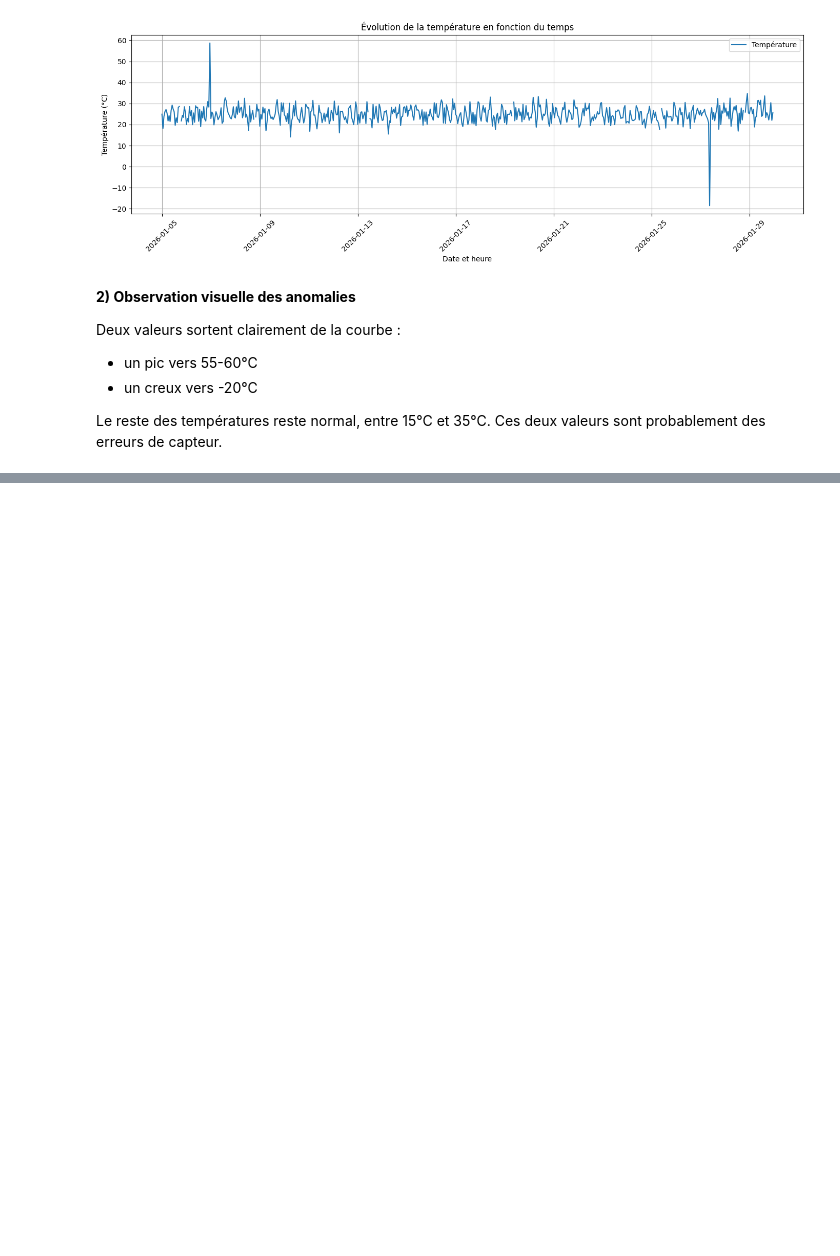
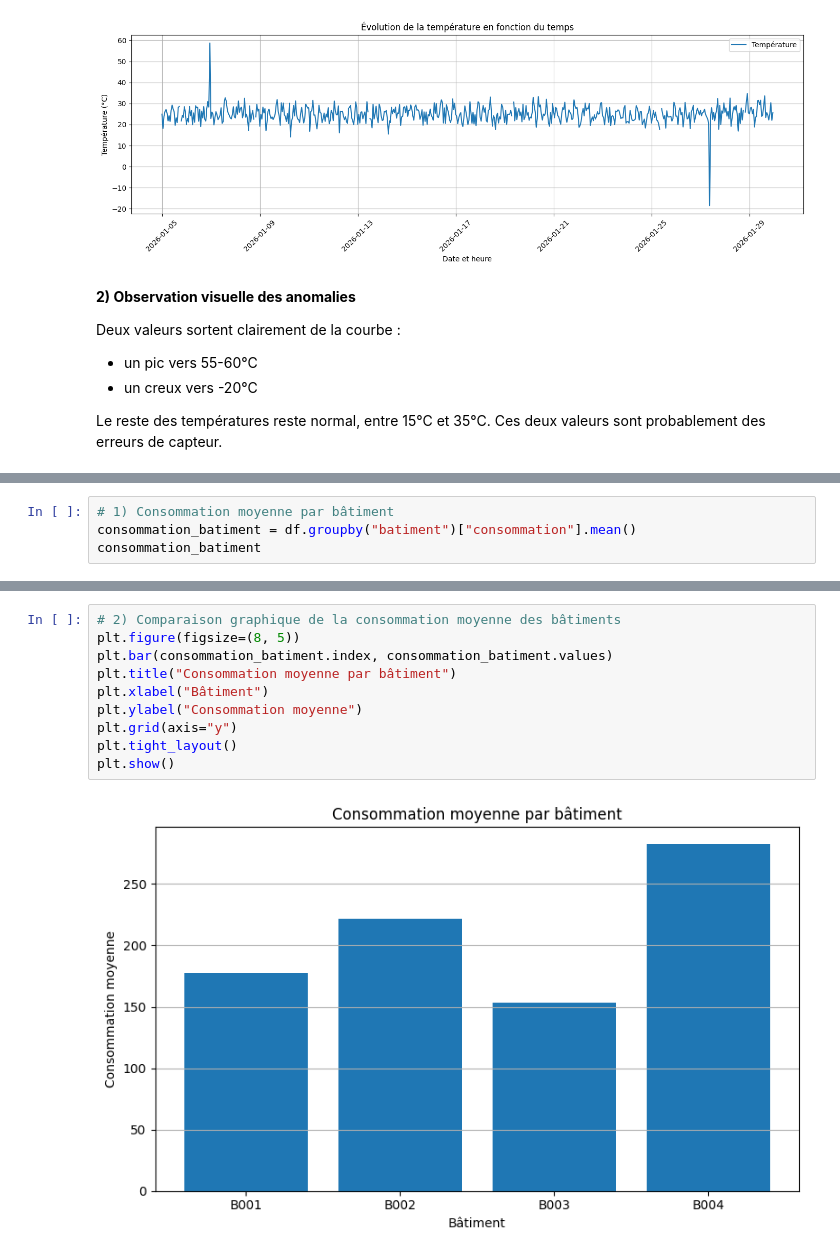
Before and after one commit to fatoufall737/atelier-matplotlib-iot, a Jupyter notebook: atelier_matplotlib_iot.ipynb, the cells around one changed output, grey strips where cells are left out. Saved outputs shown, nothing was run; the diff lists cells and outputs as text; blank space fills up the shorter version.

Commit message:
Partie 2 : diagramme en barres

```diff
--- a/atelier_matplotlib_iot.ipynb
+++ b/atelier_matplotlib_iot.ipynb
@@ -79,0 +86,4 @@ Le reste des températures reste normal, entre 15°C et 35°C. Ces deux valeurs
+# %%
+# 1) Consommation moyenne par bâtiment
+consommation_batiment = df.groupby("batiment")["consommation"].mean()
+consommation_batiment
@@ -79,0 +98,12 @@ Le reste des températures reste normal, entre 15°C et 35°C. Ces deux valeurs
+# %%
+# 2) Comparaison graphique de la consommation moyenne des bâtiments
+plt.figure(figsize=(8, 5))
+plt.bar(consommation_batiment.index, consommation_batiment.values)
+plt.title("Consommation moyenne par bâtiment")
+plt.xlabel("Bâtiment")
+plt.ylabel("Consommation moyenne")
+plt.grid(axis="y")
+plt.tight_layout()
+plt.show()
+# %% [output]
+[figure, added]
```
Also changed, not shown: parts of 4 cells of this notebook.
